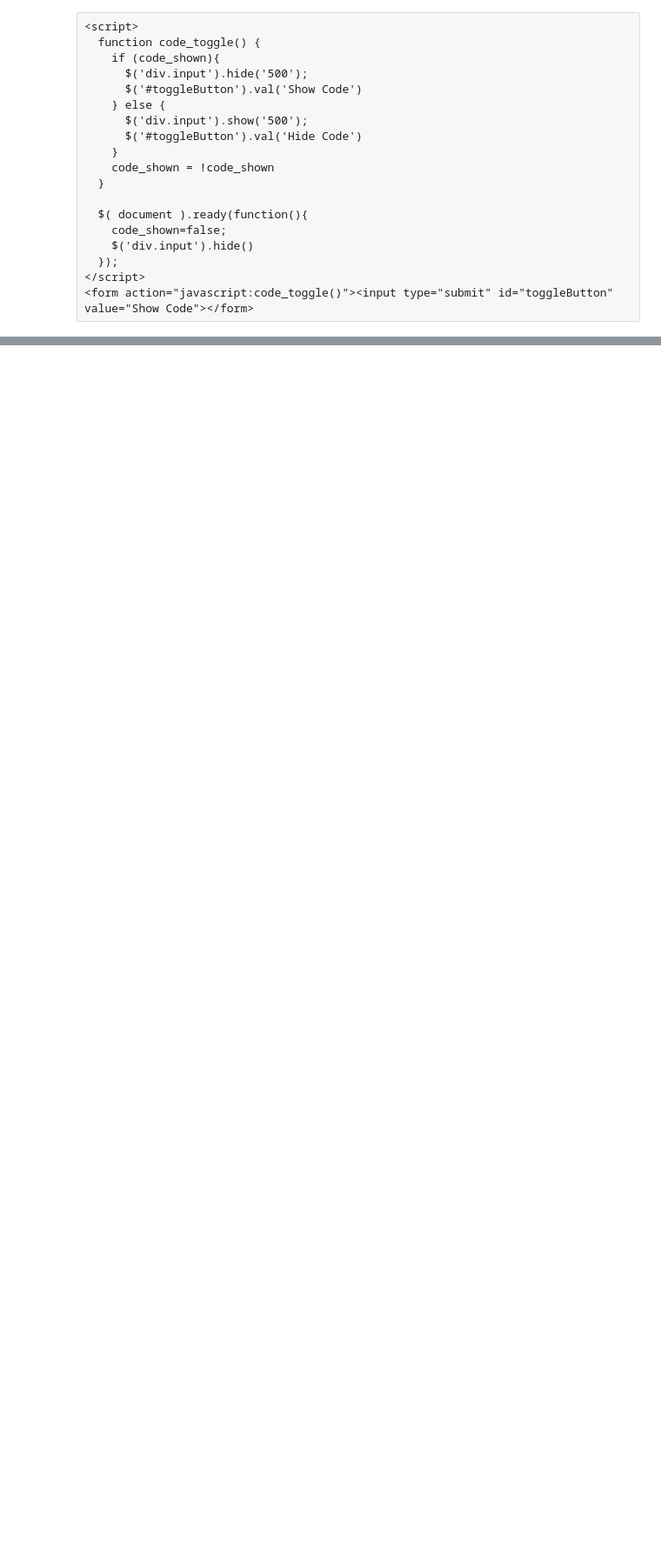
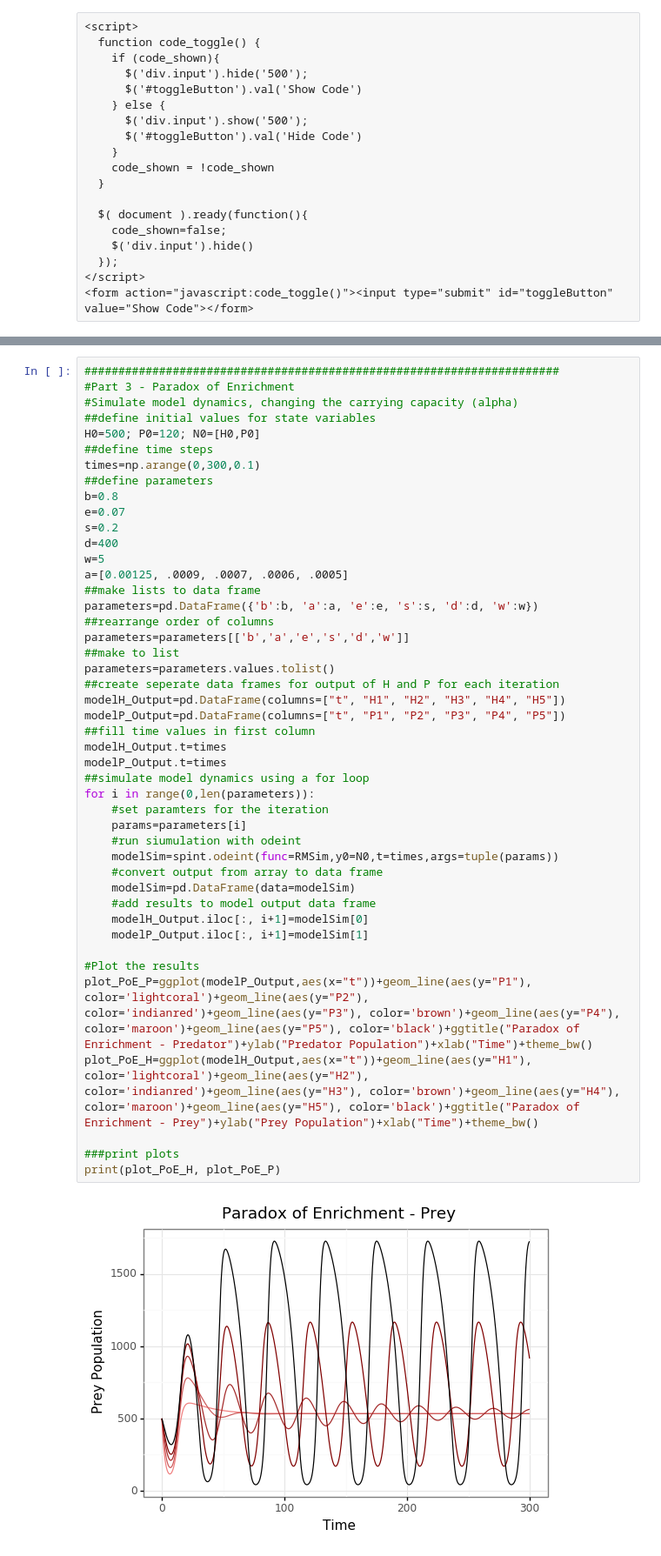
Before and after one commit to Mingye-Peng/communityDynamicsModel, a Jupyter notebook: ProjectSummary.ipynb, the cells around one changed output, grey strips where cells are left out. Shown at 87% size. Cells and saved outputs as stored; diff of their text form; blank space fills up the shorter version.

```diff
--- a/ProjectSummary.ipynb
+++ b/ProjectSummary.ipynb
@@ -330,0 +310,47 @@ Created with Jupyter, delivered by Fastly, rendered by Rackspace.
+# %%
+######################################################################
+#Part 3 - Paradox of Enrichment
+#Simulate model dynamics, changing the carrying capacity (alpha)
+##define initial values for state variables
+H0=500; P0=120; N0=[H0,P0]
+##define time steps
+times=np.arange(0,300,0.1)
+##define parameters
+b=0.8
+e=0.07
+s=0.2
+d=400
+w=5
+a=[0.00125, .0009, .0007, .0006, .0005]
+##make lists to data frame
+parameters=pd.DataFrame({'b':b, 'a':a, 'e':e, 's':s, 'd':d, 'w':w})
+##rearrange order of columns
+parameters=parameters[['b','a','e','s','d','w']]
+##make to list
+parameters=parameters.values.tolist()
+##create seperate data frames for output of H and P for each iteration
+modelH_Output=pd.DataFrame(columns=["t", "H1", "H2", "H3", "H4", "H5"])
+modelP_Output=pd.DataFrame(columns=["t", "P1", "P2", "P3", "P4", "P5"])
+##fill time values in first column
+modelH_Output.t=times
+modelP_Output.t=times
+##simulate model dynamics using a for loop
+for i in range(0,len(parameters)):
+    #set paramters for the iteration
+    params=parameters[i]
+    #run siumulation with odeint
+    modelSim=spint.odeint(func=RMSim,y0=N0,t=times,args=tuple(params))
+    #convert output from array to data frame
+    modelSim=pd.DataFrame(data=modelSim)
+    #add results to model output data frame
+    modelH_Output.iloc[:, i+1]=modelSim[0]
+    modelP_Output.iloc[:, i+1]=modelSim[1]
+
+#Plot the results
+plot_PoE_P=ggplot(modelP_Output,aes(x="t"))+geom_line(aes(y="P1"), color='lightcoral')+geom_line(aes(y="P2"), color='indianred')+geom_line(aes(y="P3"), color='brown')+geom_line(aes(y="P4"), color='maroon')+geom_line(aes(y="P5"), color='black')+ggtitle("Paradox of Enrichment - Predator")+ylab("Predator Population")+xlab("Time")+theme_bw()
+plot_PoE_H=ggplot(modelH_Output,aes(x="t"))+geom_line(aes(y="H1"), color='lightcoral')+geom_line(aes(y="H2"), color='indianred')+geom_line(aes(y="H3"), color='brown')+geom_line(aes(y="H4"), color='maroon')+geom_line(aes(y="H5"), color='black')+ggtitle("Paradox of Enrichment - Prey")+ylab("Prey Population")+xlab("Time")+theme_bw()
+
+###print plots
+print(plot_PoE_H, plot_PoE_P)
+# %% [output]
+[figure, added]
```
Also changed, not shown: parts of 40 cells of this notebook, 11 other files.
